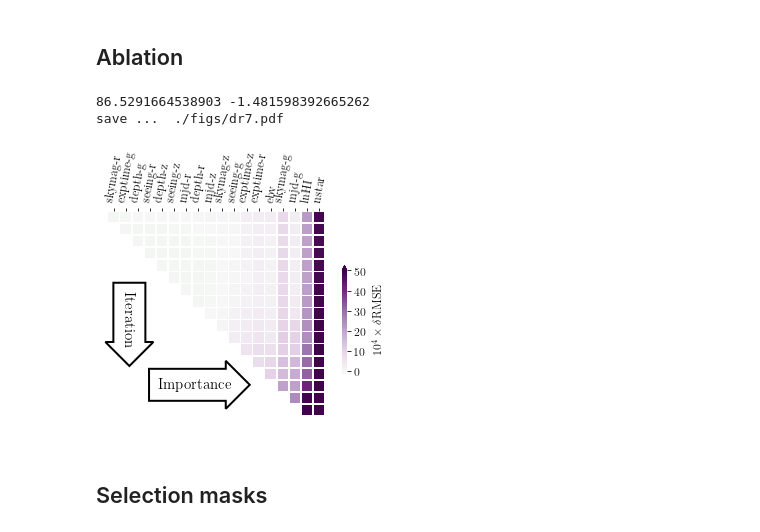
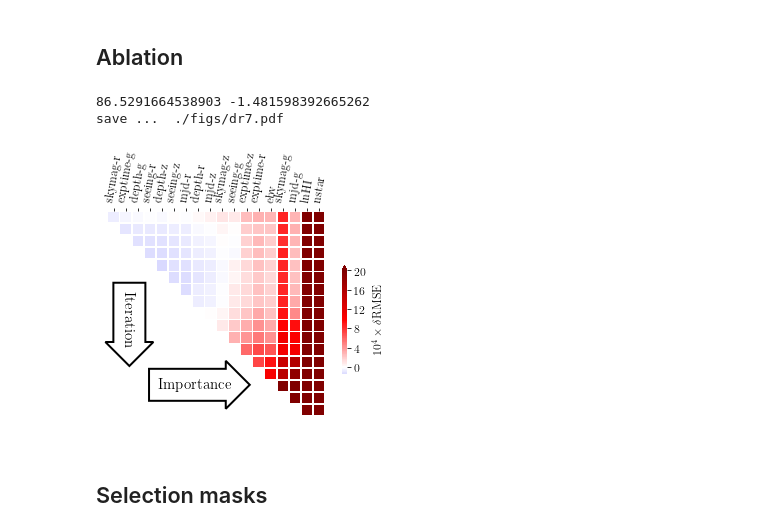
Before and after one commit to mehdirezaie/SYSNet, a Jupyter notebook: dataviz/DLpaper_plots.ipynb, the cells around one changed output. Drawn from its saved outputs; the diff is of its cells as text; code cells hidden in the pictures.

```diff
--- a/dataviz/DLpaper_plots.ipynb
+++ b/dataviz/DLpaper_plots.ipynb
@@ -241,42 +274,42 @@ def ablation_plot(filename, odir):
     f, ax = plt.subplots()
     #plt.title('Correlation Matrix of DR5')
     # Generate a custom diverging colormap
-    kw = dict(mask=~mask, cmap=plt.cm.PRGn_r, xticklabels=xlabels, #PRGn_r,get_cmap('PRGn_r', 20)
+    kw = dict(mask=~mask, cmap=plt.cm.seismic, xticklabels=xlabels, #PRGn_r,get_cmap('PRGn_r', 20)
                yticklabels=xlabels[::-1],
-               center=0.0, vmax=50, #vmin=-1.*vmin, vmax=vmin, center=0.0,
+               vmax=20, center=0.0,#vmin=-1.*vmin, vmax=vmin, center=0.0,
                square=True, linewidths=.5,
                cbar_kws={"shrink": .5,
                "label":r'$10^{4} \times \delta$RMSE', "extend":"max"})
     # Draw the heatmap with the mask and correct aspect ratio
     sns.heatmap(matric, **kw)
     ax.set_xticklabels(xlabels, rotation=80)
     ax.set_yticks([])
     ax.xaxis.tick_top()
     bbox_props = dict(boxstyle="rarrow", fc="white", ec="k", lw=2)
     t = ax.text(0.4, 0.2, "Importance",
                 ha="center", va="center", rotation=0,
                 transform=ax.transAxes,
                 bbox=bbox_props, fontsize=15)
     bb = t.get_bbox_patch()
     bb.set_boxstyle("rarrow", pad=0.6)
     t1 = ax.text(0.1, 0.5, "Iteration",
                 ha="center", va="center", rotation=-90,
                 transform=ax.transAxes,
                 bbox=bbox_props, fontsize=15)
     bb1 = t1.get_bbox_patch()
     bb1.set_boxstyle("rarrow", pad=0.6)
     fname = filename.split('/')[-1][:-8]  # drop .log.npy
     #ou = ''.join([filename[:-4], '.pdf']) # drop .npy
     ou = ''.join([odir, fname, '.pdf'])
     print('save ... ', ou)
     plt.savefig(ou, bbox_inches='tight')
 
 
 ablation_plot('/Volumes/TimeMachine/data/DR7/results/ablation/dr7.log.npy','./figs/')
 # %% [output]
 86.5291664538903 -1.481598392665262
 save ...  ./figs/dr7.pdf
-[figure, old version]
+[figure, new version]
 # %% [markdown]
 ## Selection masks
 # %%
```
Also changed, not shown: parts of 26 cells of this notebook, 7 other files.
